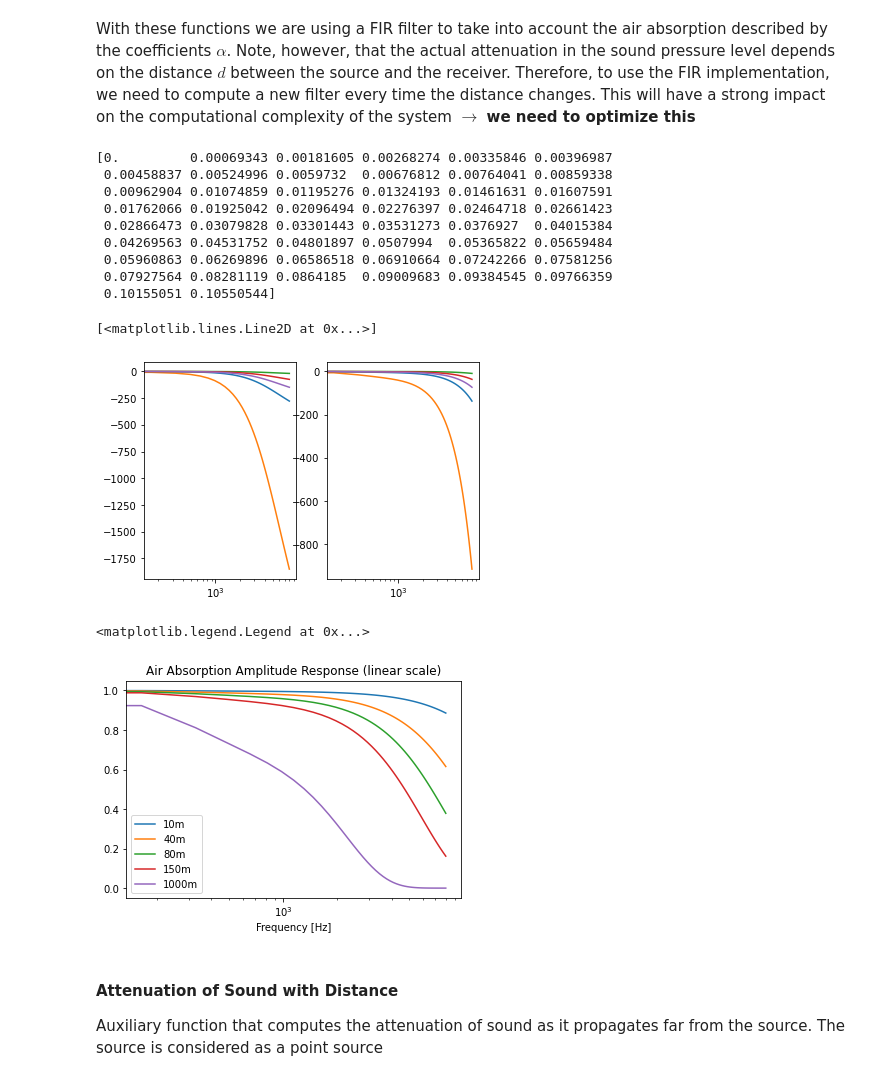
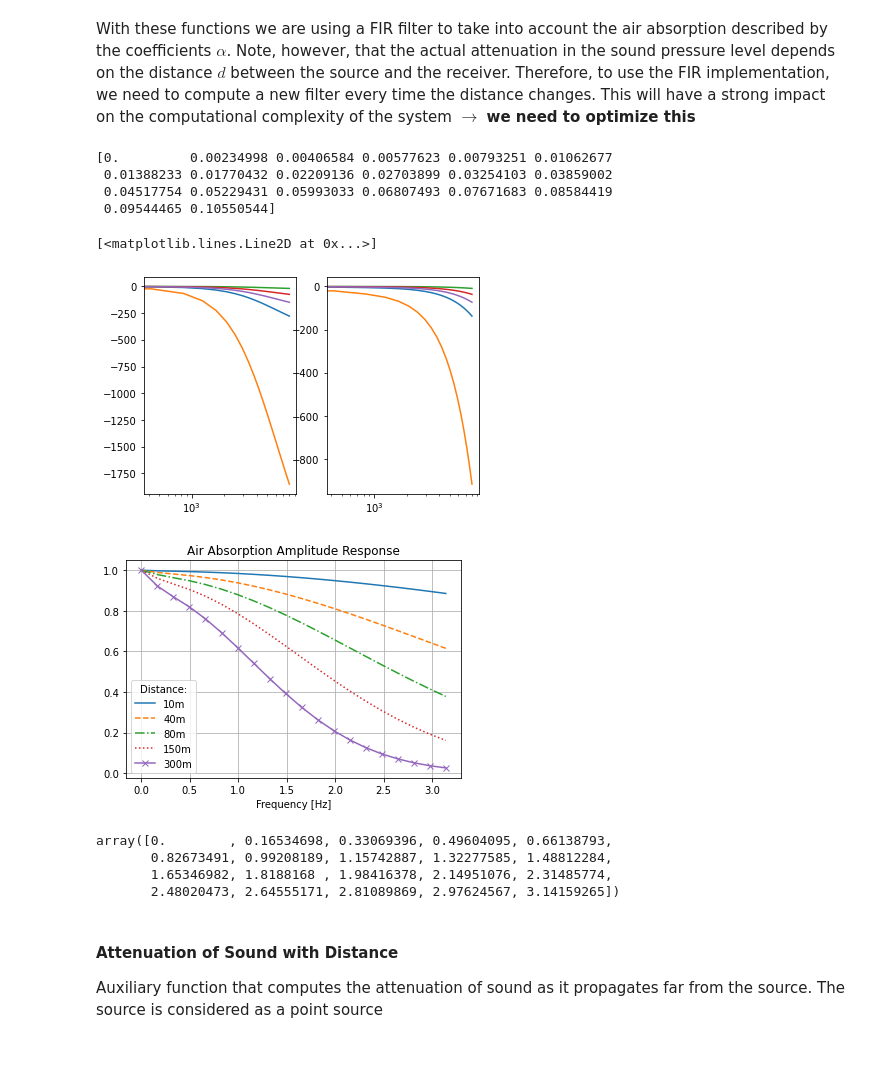
Before and after one commit to steDamiano/pyroadacoustics, a Jupyter notebook: research_notebooks/double_delay_line.ipynb, the cells around one changed output. Drawn from its saved outputs; the diff is of its cells as text; code cells hidden in the pictures; blank space fills up the shorter version.

```diff
--- a/research_notebooks/double_delay_line.ipynb
+++ b/research_notebooks/double_delay_line.ipynb
@@ -133,7 +133,8 @@ p_s0 = 1            # Atmospheric Pressure in atm
 p_s = 1             # Actual pressure in atm
 
 hrar = 50           # Relative Humidity in %
-F = np.linspace(0, 8000, num=50)
+fs = 16000
+F = np.linspace(0, fs/2, num=20)
 
 numtaps_airabs = 21
 alpha = compute_air_absorption_coeffs(T, p_s, hrar, F)
@@ -142,15 +143,10 @@ alpha2 = compute_air_absorption_coeffs2(T, p_s, hrar, F)
 # %%
 print(alpha2)
 # %% [output]
-[0.         0.00069343 0.00181605 0.00268274 0.00335846 0.00396987
- 0.00458837 0.00524996 0.0059732  0.00676812 0.00764041 0.00859338
- 0.00962904 0.01074859 0.01195276 0.01324193 0.01461631 0.01607591
- 0.01762066 0.01925042 0.02096494 0.02276397 0.02464718 0.02661423
- 0.02866473 0.03079828 0.03301443 0.03531273 0.0376927  0.04015384
- 0.04269563 0.04531752 0.04801897 0.0507994  0.05365822 0.05659484
- 0.05960863 0.06269896 0.06586518 0.06910664 0.07242266 0.07581256
- 0.07927564 0.08281119 0.0864185  0.09009683 0.09384545 0.09766359
- 0.10155051 0.10550544]
+[0.         0.00234998 0.00406584 0.00577623 0.00793251 0.01062677
+ 0.01388233 0.01770432 0.02209136 0.02703899 0.03254103 0.03859002
+ 0.04517754 0.05229431 0.05993033 0.06807493 0.07671683 0.08584419
+ 0.09544465 0.10550544]
 # %%
 plt.figure()
 plt.subplot(1,2,1)
@@ -168,28 +164,39 @@ plt.semilogx(F, -40 * 20 / np.log(10) * alpha2)
 plt.semilogx(F, -80 * 20 / np.log(10) * alpha2)
 # %% [output]
 [<matplotlib.lines.Line2D at 0x...>]
-[figure, old version]
+[figure, new version]
 # %%
-plt.figure()
+# plt.figure()
 # plt.subplot(1,2,1)
-plt.semilogx(F, 10 ** (-alpha2 * 10 / 20))
-plt.semilogx(F, 10 ** (-alpha2 * 40 / 20))
-plt.semilogx(F, 10 ** (-alpha2 * 80 / 20))
-plt.semilogx(F, 10 ** (-alpha2 * 150 / 20))
-plt.semilogx(F, 10 ** (-alpha2 * 1000 / 20))
-plt.title('Air Absorption Amplitude Response (linear scale)')
-plt.xlabel('Frequency [Hz]')
+import matplotlib.ticker as tck
+f, ax = plt.subplots()
+ax.plot(2*np.pi*F/fs, 10 ** (-alpha2 * 10 / 20), '-')
+ax.plot(2*np.pi*F/fs, 10 ** (-alpha2 * 40 / 20), '--')
+ax.plot(2*np.pi*F/fs, 10 ** (-alpha2 * 80 / 20), '-.')
+ax.plot(2*np.pi*F/fs, 10 ** (-alpha2 * 150 / 20), ':')
+ax.plot(2*np.pi*F/fs, 10 ** (-alpha2 * 300 / 20), '-x')
+ax.set_title('Air Absorption Amplitude Response')
+ax.set_xlabel('Frequency [Hz]')
 # plt.ylabel(r'$\alpha$')
-plt.legend(['10m', '40m', '80m', '150m', '1000m'])
+ax.legend(['10m', '40m', '80m', '150m', '300m'], title = 'Distance:')
+ax.grid()
 # plt.subplot(1,2,2)
 # plt.semilogx(F, 10 ** (-alpha2 * 150 / 20))
 # plt.semilogx(F, 10 ** (-alpha2 * 1000 / 20))
 # plt.semilogx(F, 10 ** (-alpha2 * 10 / 20))
 # plt.semilogx(F, 10 ** (-alpha2 * 40 / 20))
 # plt.semilogx(F, 10 ** (-alpha2 * 80 / 20))
+import tikzplotlib
+tikzplotlib.save('test.tex')
 # %% [output]
-<matplotlib.legend.Legend at 0x...>
-[figure, old version]
+[figure, new version]
+# %%
+2*np.pi*F/fs
+# %% [output]
+array([0.        , 0.16534698, 0.33069396, 0.49604095, 0.66138793,
+       0.82673491, 0.99208189, 1.15742887, 1.32277585, 1.48812284,
+       1.65346982, 1.8188168 , 1.98416378, 2.14951076, 2.31485774,
+       2.48020473, 2.64555171, 2.81089869, 2.97624567, 3.14159265])
 # %% [markdown]
 #### Attenuation of Sound with Distance
 Auxiliary function that computes the attenuation of sound as it propagates far from the source. The source is considered as a point source
```
Also changed, not shown: 5 other files.
